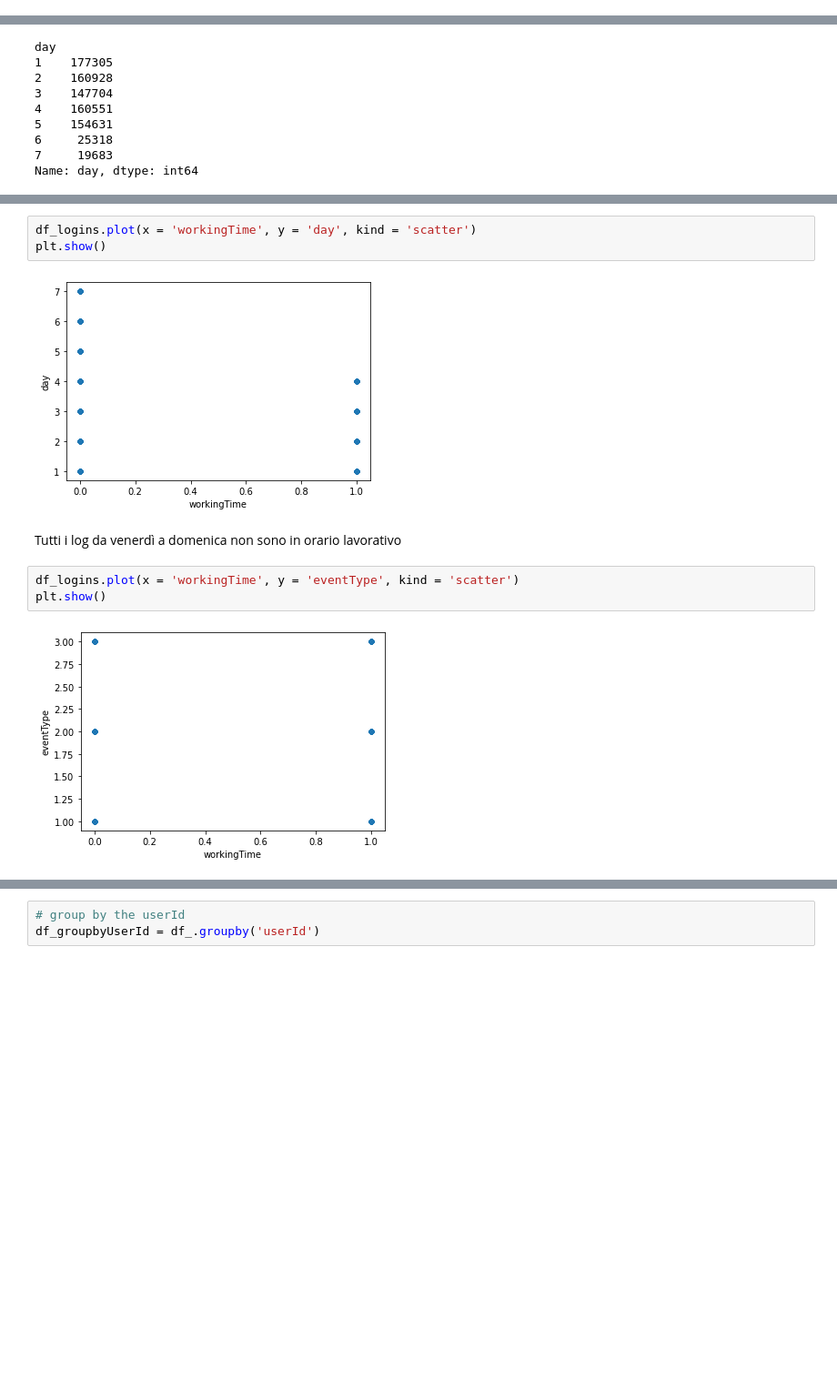
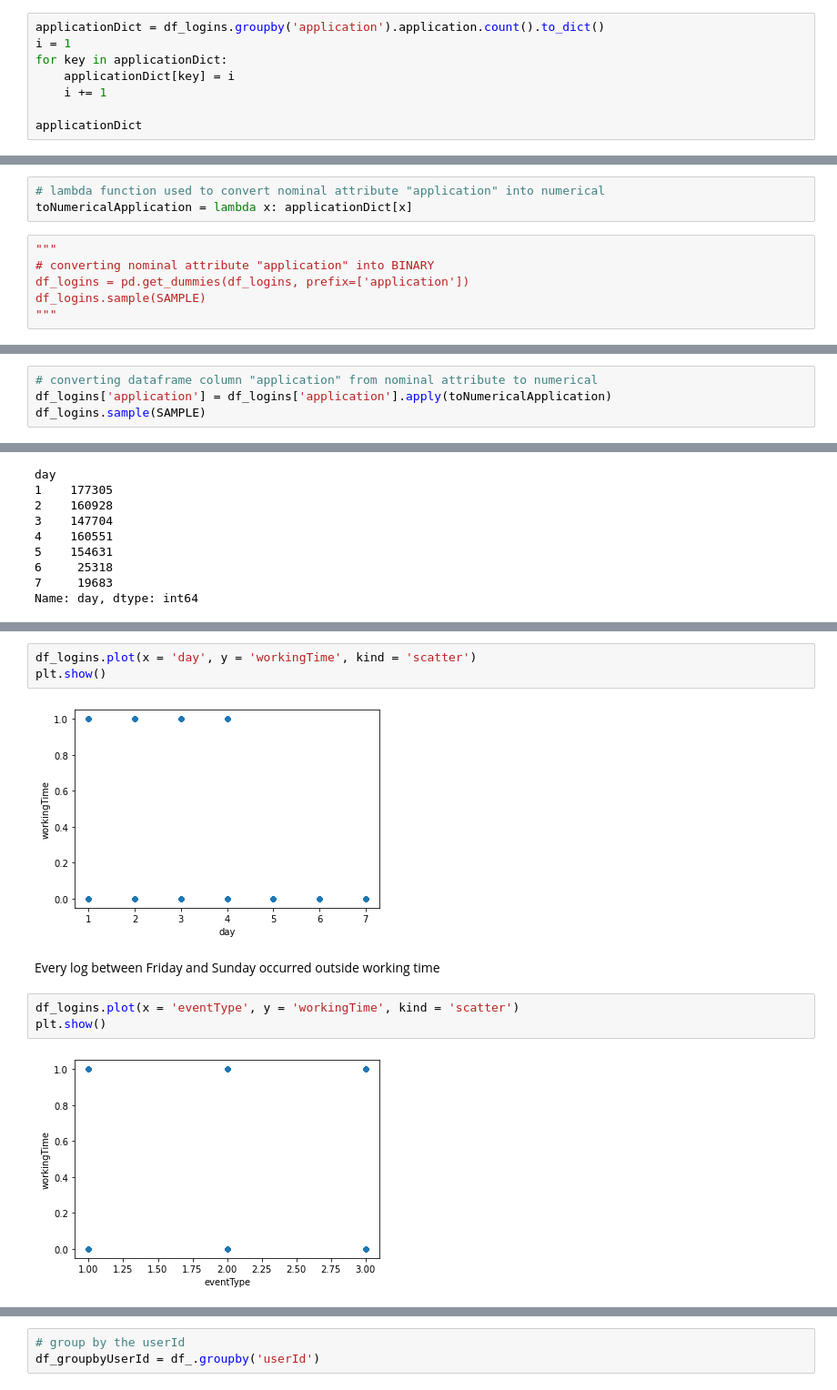
Before and after one commit to carloleo/AI-for-cybersecurity, a Jupyter notebook: AI project.ipynb, the cells around one changed output, grey strips where cells are left out. Shown at 91% size. Saved outputs shown, nothing was run; the diff lists cells and outputs as text; blank space fills up the shorter version.

Commit message:
adjusted plots and added conversion for "application" attribute

```diff
--- a/AI project.ipynb
+++ b/AI project.ipynb
@@ -179,0 +203,8 @@ df_logins
+# %%
+applicationDict = df_logins.groupby('application').application.count().to_dict()
+i = 1
+for key in applicationDict:
+    applicationDict[key] = i
+    i += 1
+
+applicationDict
@@ -179,0 +226,9 @@ df_logins
+# %%
+# lambda function used to convert nominal attribute "application" into numerical
+toNumericalApplication = lambda x: applicationDict[x]
+# %%
+"""
+# converting nominal attribute "application" into BINARY
+df_logins = pd.get_dummies(df_logins, prefix=['application'])
+df_logins.sample(SAMPLE)
+"""
@@ -179,0 +237,4 @@ df_logins
+# %%
+# converting dataframe column "application" from nominal attribute to numerical
+df_logins['application'] = df_logins['application'].apply(toNumericalApplication)
+df_logins.sample(SAMPLE)
@@ -196,14 +272,14 @@ plt.show()
 # %% [output]
 [figure]
 # %%
-df_logins.plot(x = 'workingTime', y = 'day', kind = 'scatter')
+df_logins.plot(x = 'day', y = 'workingTime', kind = 'scatter')
 plt.show()
 # %% [output]
-[figure, old version]
+[figure, new version]
 # %% [markdown]
-Tutti i log da venerdì a domenica non sono in orario lavorativo
+Every log between Friday and Sunday occurred outside working time
 # %%
-df_logins.plot(x = 'workingTime', y = 'eventType', kind = 'scatter')
+df_logins.plot(x = 'eventType', y = 'workingTime', kind = 'scatter')
 plt.show()
 # %% [output]
-[figure, old version]
+[figure, new version]
```
Also changed, not shown: parts of 30 cells of this notebook, 1 other file.
